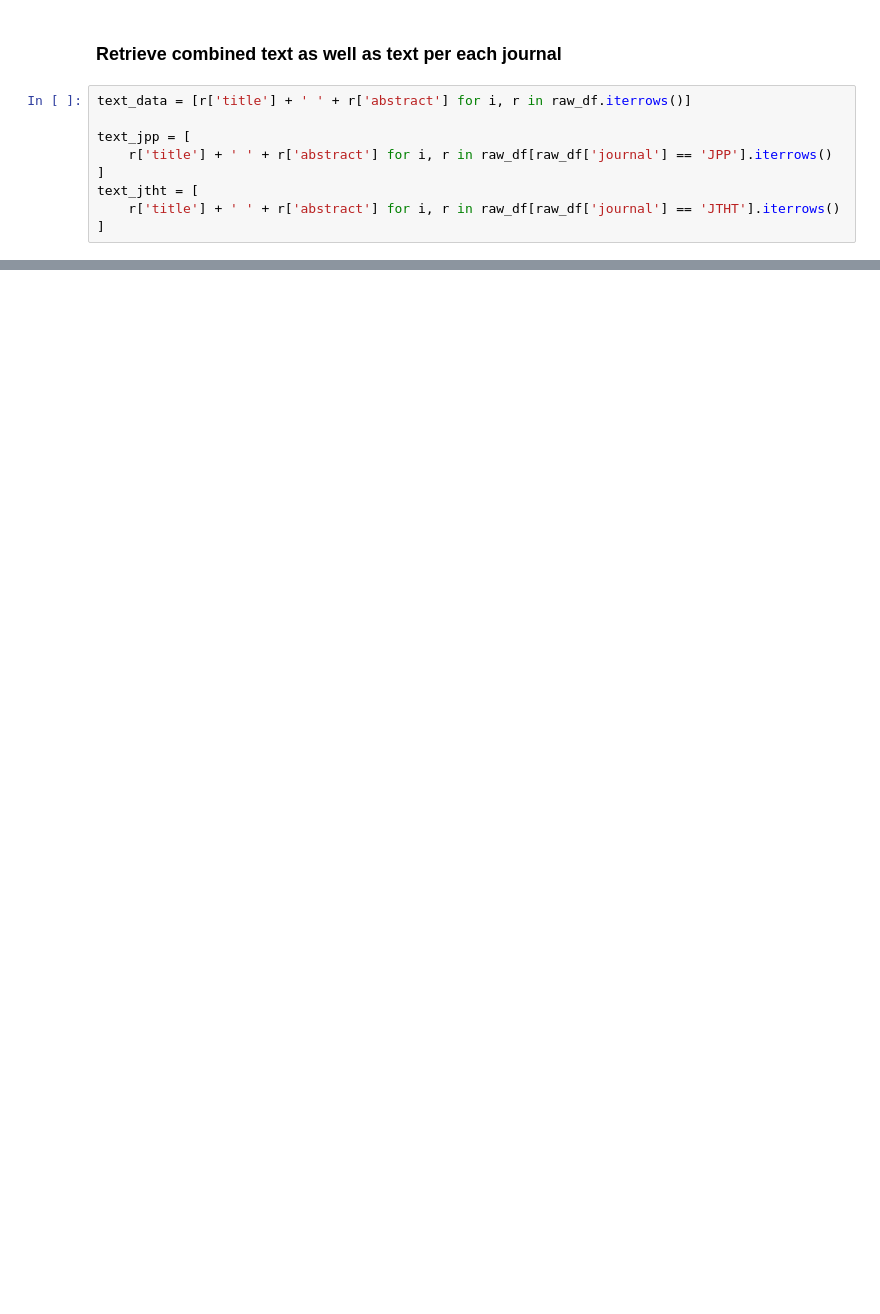
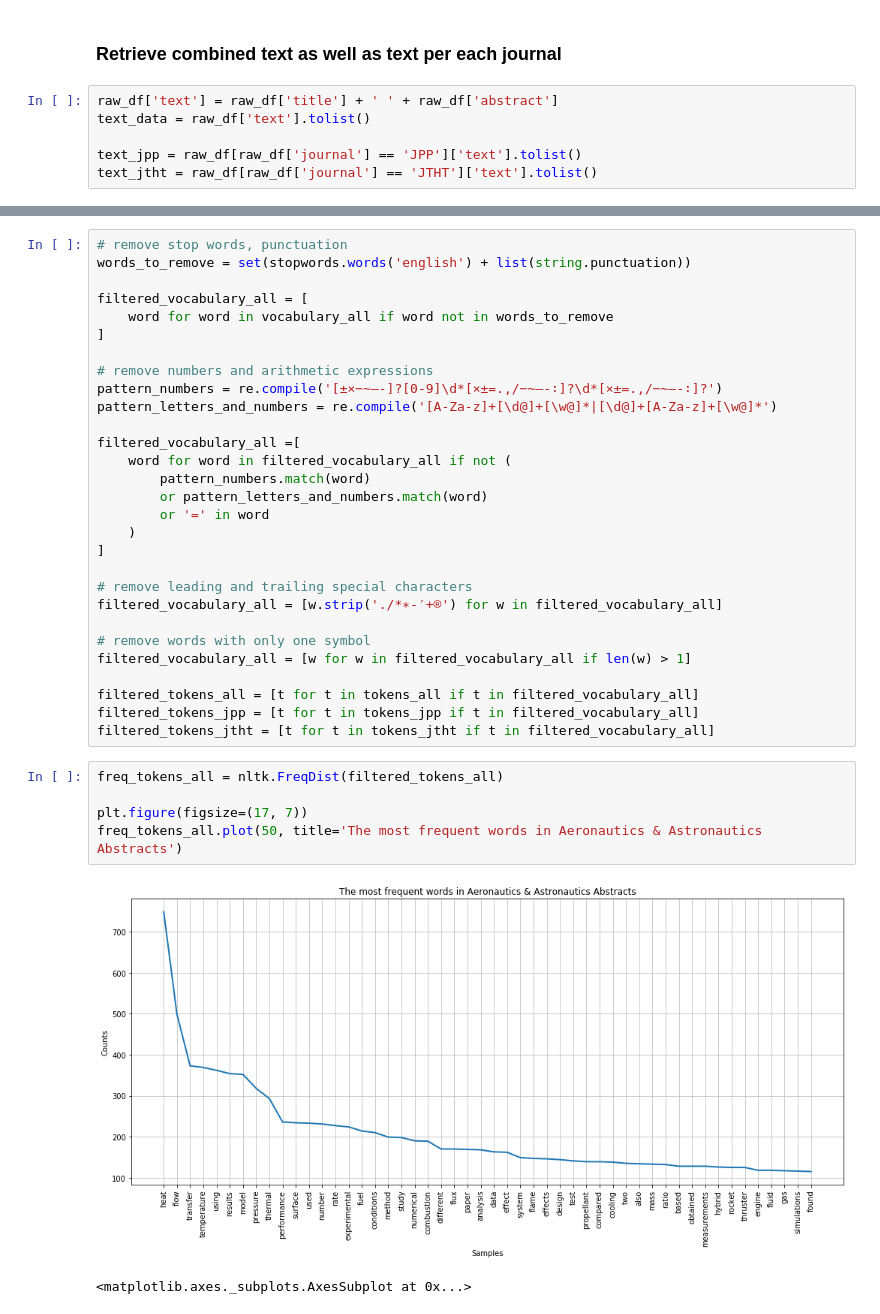
Before and after one commit to OlenaBugaiova/aero-astro-abstracts, a Jupyter notebook: aero-astro-abstracts.ipynb, the cells around one changed output, grey strips where cells are left out. Cells and saved outputs as stored; diff of their text form; blank space fills up the shorter version.

Commit message:
retrieving of vocabulary, feature enginerring and classification with NaiveBayesClassifier using nltk

```diff
--- a/aero-astro-abstracts.ipynb
+++ b/aero-astro-abstracts.ipynb
@@ -101,12 +154,9 @@ We will explore vocabulary of text from each type of journals
 # %% [markdown]
 ### Retrieve combined text as well as text per each journal
 # %%
-text_data = [r['title'] + ' ' + r['abstract'] for i, r in raw_df.iterrows()]
+raw_df['text'] = raw_df['title'] + ' ' + raw_df['abstract']
+text_data = raw_df['text'].tolist()
 
-text_jpp = [
-    r['title'] + ' ' + r['abstract'] for i, r in raw_df[raw_df['journal'] == 'JPP'].iterrows()
-]
-text_jtht = [
-    r['title'] + ' ' + r['abstract'] for i, r in raw_df[raw_df['journal'] == 'JTHT'].iterrows()
-]
+text_jpp = raw_df[raw_df['journal'] == 'JPP']['text'].tolist()
+text_jtht = raw_df[raw_df['journal'] == 'JTHT']['text'].tolist()
 # %% [markdown]
@@ -157,0 +217,37 @@ print(tokens_jtht_unique)
+# %%
+# remove stop words, punctuation
+words_to_remove = set(stopwords.words('english') + list(string.punctuation))
+
+filtered_vocabulary_all = [
+    word for word in vocabulary_all if word not in words_to_remove
+]
+
+# remove numbers and arithmetic expressions
+pattern_numbers = re.compile('[±×−∼–-]?[0-9]\d*[×±=.,/−∼–-∶]?\d*[×±=.,/−∼–-∶]?')
+pattern_letters_and_numbers = re.compile('[A-Za-z]+[\d@]+[\w@]*|[\d@]+[A-Za-z]+[\w@]*')
+
+filtered_vocabulary_all =[
+    word for word in filtered_vocabulary_all if not (
+        pattern_numbers.match(word)
+        or pattern_letters_and_numbers.match(word)
+        or '=' in word
+    )
+]
+
+# remove leading and trailing special characters
+filtered_vocabulary_all = [w.strip('./*∗-′+®') for w in filtered_vocabulary_all]
+
+# remove words with only one symbol
+filtered_vocabulary_all = [w for w in filtered_vocabulary_all if len(w) > 1]
+
+filtered_tokens_all = [t for t in tokens_all if t in filtered_vocabulary_all]
+filtered_tokens_jpp = [t for t in tokens_jpp if t in filtered_vocabulary_all]
+filtered_tokens_jtht = [t for t in tokens_jtht if t in filtered_vocabulary_all]
+# %%
+freq_tokens_all = nltk.FreqDist(filtered_tokens_all)
+
+plt.figure(figsize=(17, 7))
+freq_tokens_all.plot(50, title='The most frequent words in Aeronautics & Astronautics Abstracts')
+# %% [output]
+[figure, added]
+<matplotlib.axes._subplots.AxesSubplot at 0x...>
```
Also changed, not shown: parts of 29 cells of this notebook.
